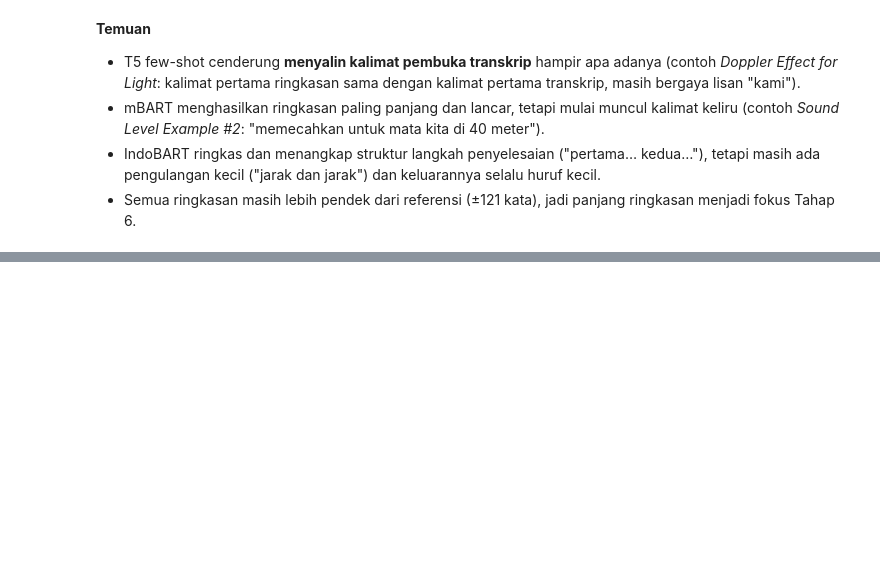
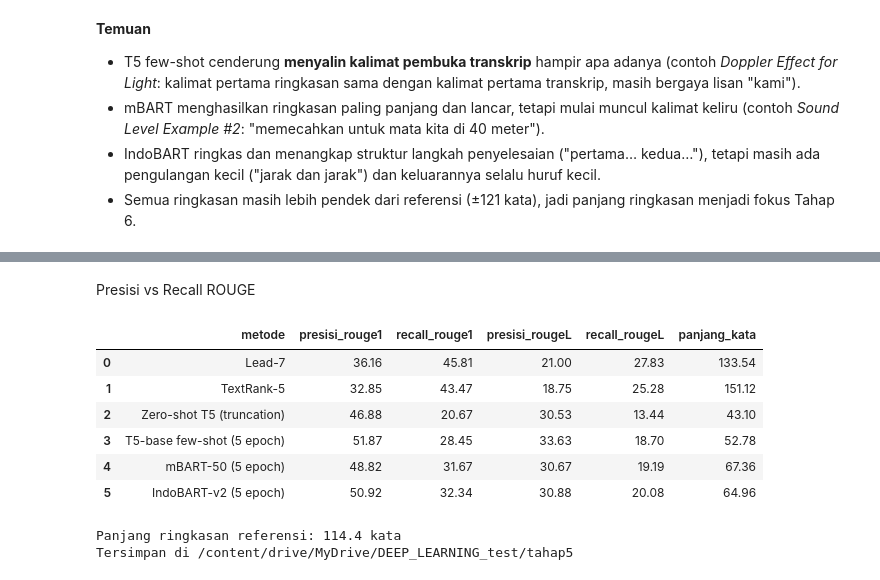
Before and after one commit to IRay3477/Pengembangan-Model-Deep-Learning-dan-Implementasi-API, a Jupyter notebook: Deep_Learning_Peringkasan_Otomatis_Video_Kuliah_Bahasa_Indonesia.ipynb, the cells around one changed output, grey strips where cells are left out. Saved outputs shown, nothing was run; the diff lists cells and outputs as text; code cells hidden in the pictures; blank space fills up the shorter version.

```diff
--- a/Deep_Learning_Peringkasan_Otomatis_Video_Kuliah_Bahasa_Indonesia.ipynb
+++ b/Deep_Learning_Peringkasan_Otomatis_Video_Kuliah_Bahasa_Indonesia.ipynb
@@ -1838,0 +1925,39 @@ INDOBART 5 EPOCH: misalkan tingkat suara yang dihasilkan oleh pesawat di jarak 4
+# %% [markdown]
+Presisi vs Recall ROUGE
+# %%
+def hitung_presisi_recall(daftar_prediksi, daftar_referensi):
+    skor_per_sampel = [penilai_rouge.score(referensi, str(prediksi))
+                       for prediksi, referensi in zip(daftar_prediksi, daftar_referensi)]
+    hasil = {}
+    for jenis in ['rouge1', 'rougeL']:
+        hasil[f'presisi_{jenis}'] = np.mean([skor[jenis].precision for skor in skor_per_sampel]) * 100
+        hasil[f'recall_{jenis}'] = np.mean([skor[jenis].recall for skor in skor_per_sampel]) * 100
+    hasil['panjang_kata'] = np.mean([len(str(prediksi).split()) for prediksi in daftar_prediksi])
+    return hasil
+
+daftar_prediksi_metode = {
+    f'Lead-{k_lead}': prediksi_baseline_val['prediksi_lead'],
+    f'TextRank-{k_textrank}': prediksi_baseline_val['prediksi_textrank'],
+    'Zero-shot T5 (truncation)': prediksi_baseline_val['prediksi_zeroshot_trunc'],
+}
+for nama_singkat in kandidat_model_utama:
+    prediksi = pd.read_csv(f'{output_tahap5}/prediksi_val_{nama_singkat}{akhiran_file(max(daftar_jumlah_epoch))}.csv')
+    daftar_prediksi_metode[f'{nama_tampilan[nama_singkat]} ({max(daftar_jumlah_epoch)} epoch)'] = prediksi['prediksi']
+
+tabel_presisi_recall = pd.DataFrame([{'metode': metode, **hitung_presisi_recall(prediksi.fillna('').tolist(), referensi_val_rouge)}
+                                     for metode, prediksi in daftar_prediksi_metode.items()]).round(2)
+display(tabel_presisi_recall)
+print(f"Panjang ringkasan referensi: {np.mean([len(teks.split()) for teks in referensi_val_rouge]):.1f} kata")
+
+tabel_presisi_recall.to_csv(f'{output_tahap5}/tabel_presisi_recall_val.csv', index=False)
+print('Tersimpan di', output_tahap5)
+# %% [output]
+|  | metode | presisi_rouge1 | recall_rouge1 | presisi_rougeL | recall_rougeL | panjang_kata |
+| 0 | Lead-7 | 36.16 | 45.81 | 21.00 | 27.83 | 133.54 |
+| 1 | TextRank-5 | 32.85 | 43.47 | 18.75 | 25.28 | 151.12 |
+| 2 | Zero-shot T5 (truncation) | 46.88 | 20.67 | 30.53 | 13.44 | 43.10 |
+| 3 | T5-base few-shot (5 epoch) | 51.87 | 28.45 | 33.63 | 18.70 | 52.78 |
+| 4 | mBART-50 (5 epoch) | 48.82 | 31.67 | 30.67 | 19.19 | 67.36 |
+| 5 | IndoBART-v2 (5 epoch) | 50.92 | 32.34 | 30.88 | 20.08 | 64.96 |
+Panjang ringkasan referensi: 114.4 kata
+Tersimpan di /content/drive/MyDrive/DEEP_LEARNING_test/tahap5
```
Also changed, not shown: parts of 25 cells of this notebook.
